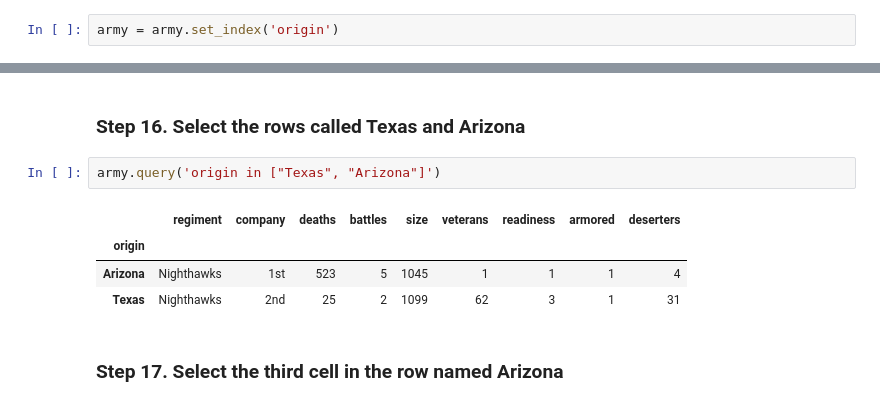
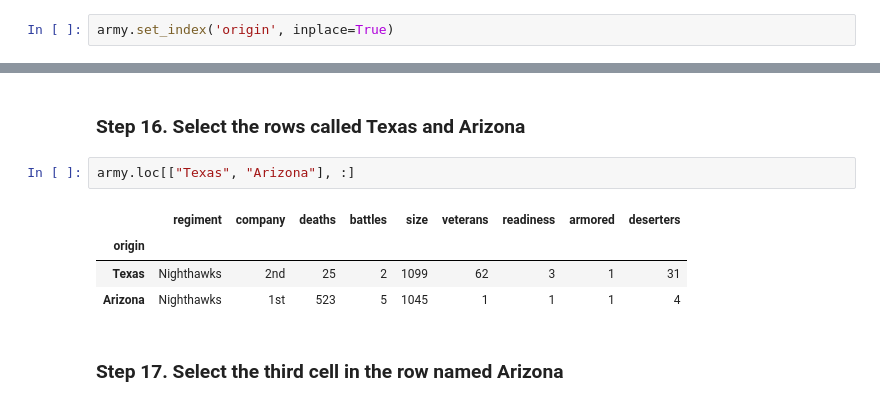
Before and after one commit to NickMillerSapient/pandas_exercises, a Jupyter notebook: 02_Filtering_&_Sorting/Fictional Army/Exercise.ipynb, the cells around one changed output, grey strips where cells are left out. Cells and saved outputs as stored; diff of their text form.

Commit message:
filtering and sortin fictional army add good solutions

```diff
--- a/02_Filtering_&_Sorting/Fictional Army/Exercise.ipynb
+++ b/02_Filtering_&_Sorting/Fictional Army/Exercise.ipynb
@@ -33,7 +33,7 @@ army = pd.DataFrame(raw_data)
 # %% [markdown]
 ### Step 4. Set the 'origin' colum as the index of the dataframe
 # %%
-army = army.set_index('origin')
+army.set_index('origin', inplace=True)
 # %% [markdown]
 ### Step 5. Print only the column veterans
 # %%
@@ -193,12 +193,12 @@ army.query('regiment != "Dragoons"')
 # %% [markdown]
 ### Step 16. Select the rows called Texas and Arizona
 # %%
-army.query('origin in ["Texas", "Arizona"]')
+army.loc[["Texas", "Arizona"], :]
 # %% [output]
 |  | regiment | company | deaths | battles | size | veterans | readiness | armored | deserters |
 | origin |  |  |  |  |  |  |  |  |  |
+| Texas | Nighthawks | 2nd | 25 | 2 | 1099 | 62 | 3 | 1 | 31 |
 | Arizona | Nighthawks | 1st | 523 | 5 | 1045 | 1 | 1 | 1 | 4 |
-| Texas | Nighthawks | 2nd | 25 | 2 | 1099 | 62 | 3 | 1 | 31 |
 # %% [markdown]
 ### Step 17. Select the third cell in the row named Arizona
 # %%
```
Also changed, not shown: parts of 2 cells of this notebook.
